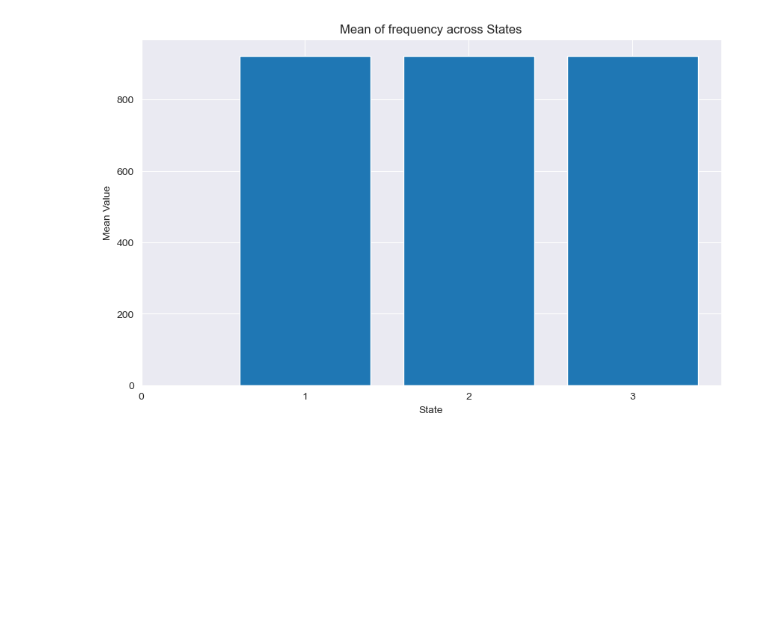
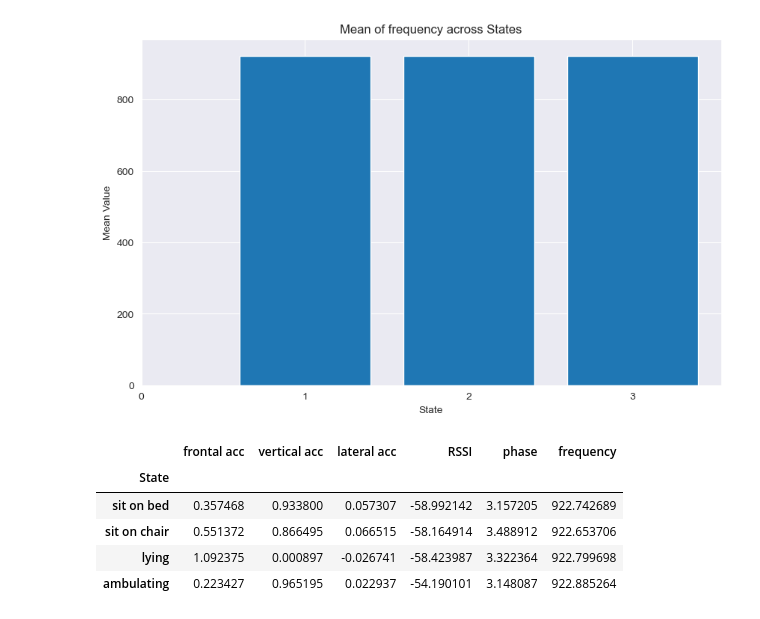
Before and after one commit to ZehuaLiuY/ML_CW, a Jupyter notebook: src/NN_Tree_HMM.ipynb, the cells around one changed output. Cells and saved outputs as stored; diff of their text form; code cells hidden in the pictures; blank space fills up the shorter version.

Commit message:
Update NN_Tree_HMM.ipynb
table and cm

```diff
--- a/src/NN_Tree_HMM.ipynb
+++ b/src/NN_Tree_HMM.ipynb
@@ -965,3 +967,16 @@ Features: ['frontal acc', 'vertical acc', 'lateral acc', 'RSSI', 'phase', 'frequ
 [figure]
 [figure]
 [figure]
+# %%
+# pd table for the mean
+mean_table = pd.DataFrame(means, columns=feature_names)
+mean_table['State'] = ['sit on bed', 'sit on chair', 'lying', 'ambulating']
+mean_table = mean_table.set_index('State')
+mean_table
+# %% [output]
+|  | frontal acc | vertical acc | lateral acc | RSSI | phase | frequency |
+| State |  |  |  |  |  |  |
+| sit on bed | 0.357468 | 0.933800 | 0.057307 | -58.992142 | 3.157205 | 922.742689 |
+| sit on chair | 0.551372 | 0.866495 | 0.066515 | -58.164914 | 3.488912 | 922.653706 |
+| lying | 1.092375 | 0.000897 | -0.026741 | -58.423987 | 3.322364 | 922.799698 |
+| ambulating | 0.223427 | 0.965195 | 0.022937 | -54.190101 | 3.148087 | 922.885264 |
```
Also changed, not shown: parts of 1 cell of this notebook.
